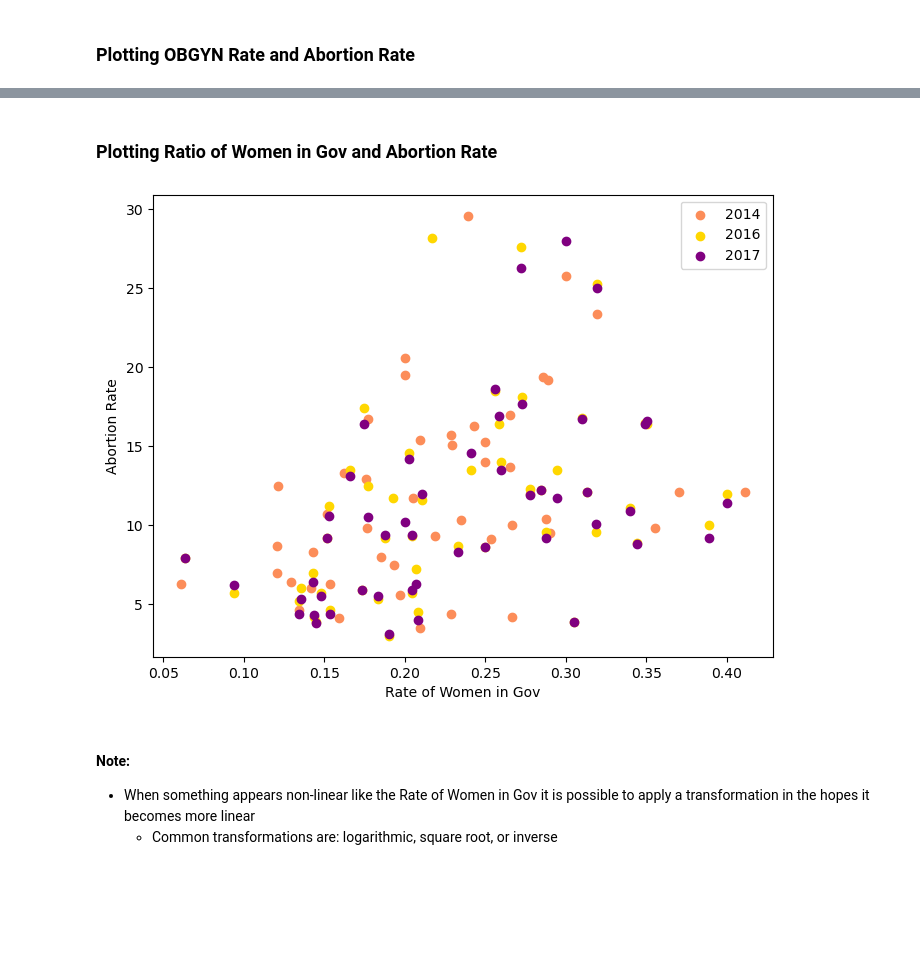
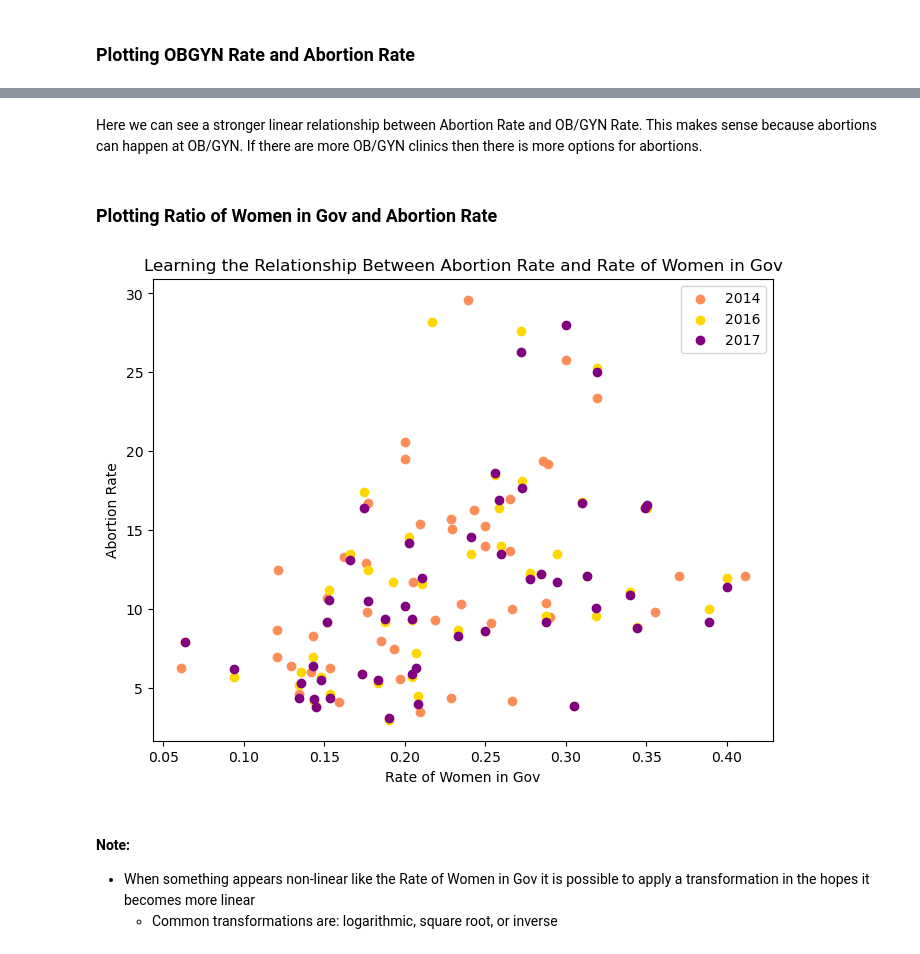
Before and after one commit to COGS108/Group070_WI24, a Jupyter notebook: FinalProject_Group070_WI24.ipynb, the cells around one changed output, grey strips where cells are left out. Cells and saved outputs as stored; diff of their text form; code cells hidden in the pictures; blank space fills up the shorter version.

```diff
--- a/FinalProject_Group070_WI24.ipynb
+++ b/FinalProject_Group070_WI24.ipynb
@@ -543,20 +547,23 @@ plt.show()
+# %% [markdown]
+Here we can see a stronger linear relationship between Abortion Rate and OB/GYN Rate. This makes sense because abortions can happen at OB/GYN. If there are more OB/GYN clinics then there is more options for abortions.
 # %% [markdown]
 ### Plotting Ratio of Women in Gov and Abortion Rate
 # %%
 plt.figure(figsize=(8, 6))
 
 # Plot Ratio of Women in Gov and Abortion Rate
 plt.scatter(df['Rate of Women in Gov 2014'], df["Rate 2014"], color='#fc8d59', label='2014')
 plt.scatter(df['Rate of Women in Gov 2016'], df["Rate 2016"], color='gold', label='2016')
 plt.scatter(df['Rate of Women in Gov 2017'], df["Rate 2017"], color='purple', label='2017')
 plt.xlabel('Rate of Women in Gov')
 plt.ylabel('Abortion Rate')
+plt.title("Learning the Relationship Between Abortion Rate and Rate of Women in Gov")
 plt.legend()
 plt.show()
 
 # Not quite linear
 # %% [output]
-[figure, old version]
+[figure, new version]
 # %% [markdown]
 #### Note:
 - When something appears non-linear like the Rate of Women in Gov it is possible to apply a transformation in the hopes it becomes more linear
```
Also changed, not shown: parts of 14 cells of this notebook.
